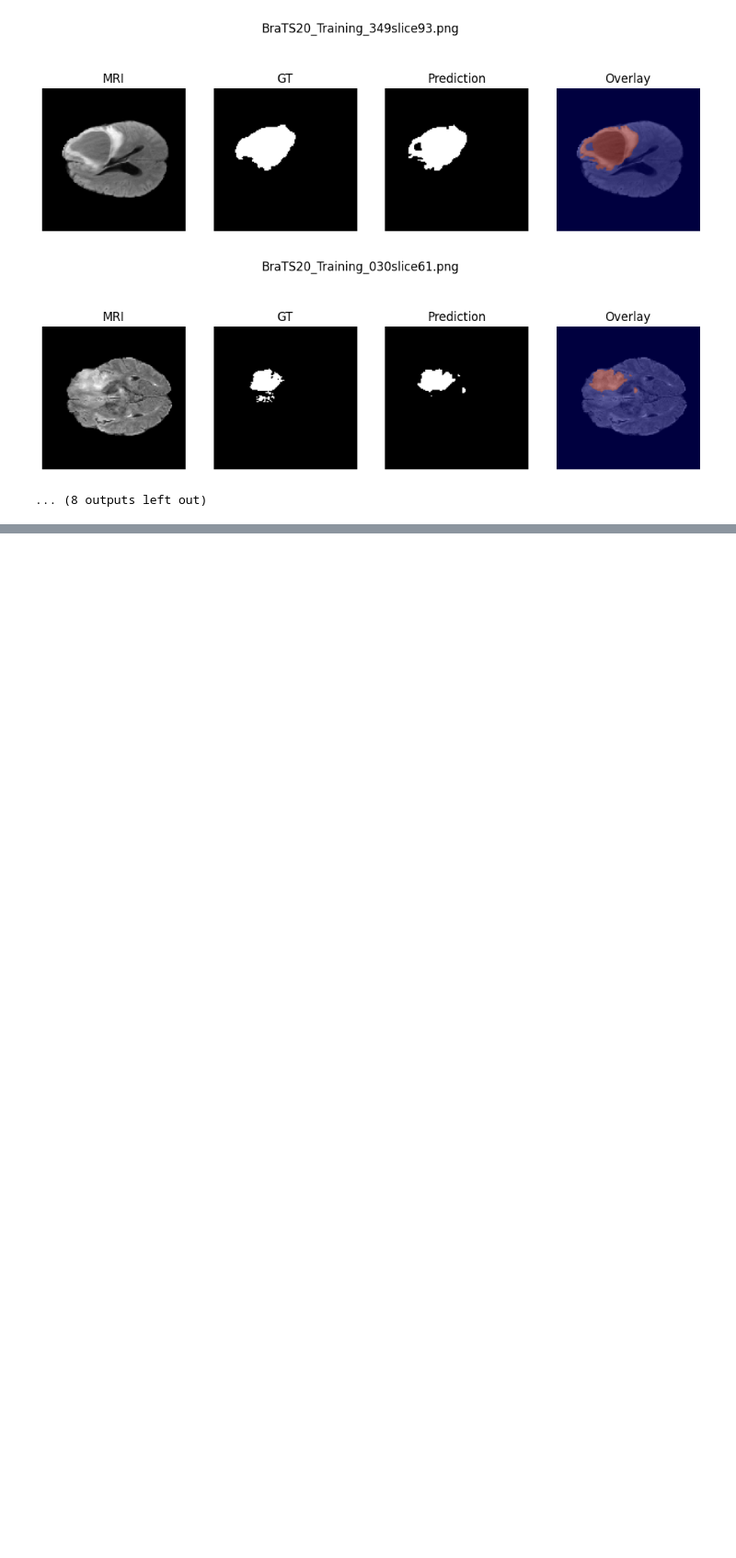
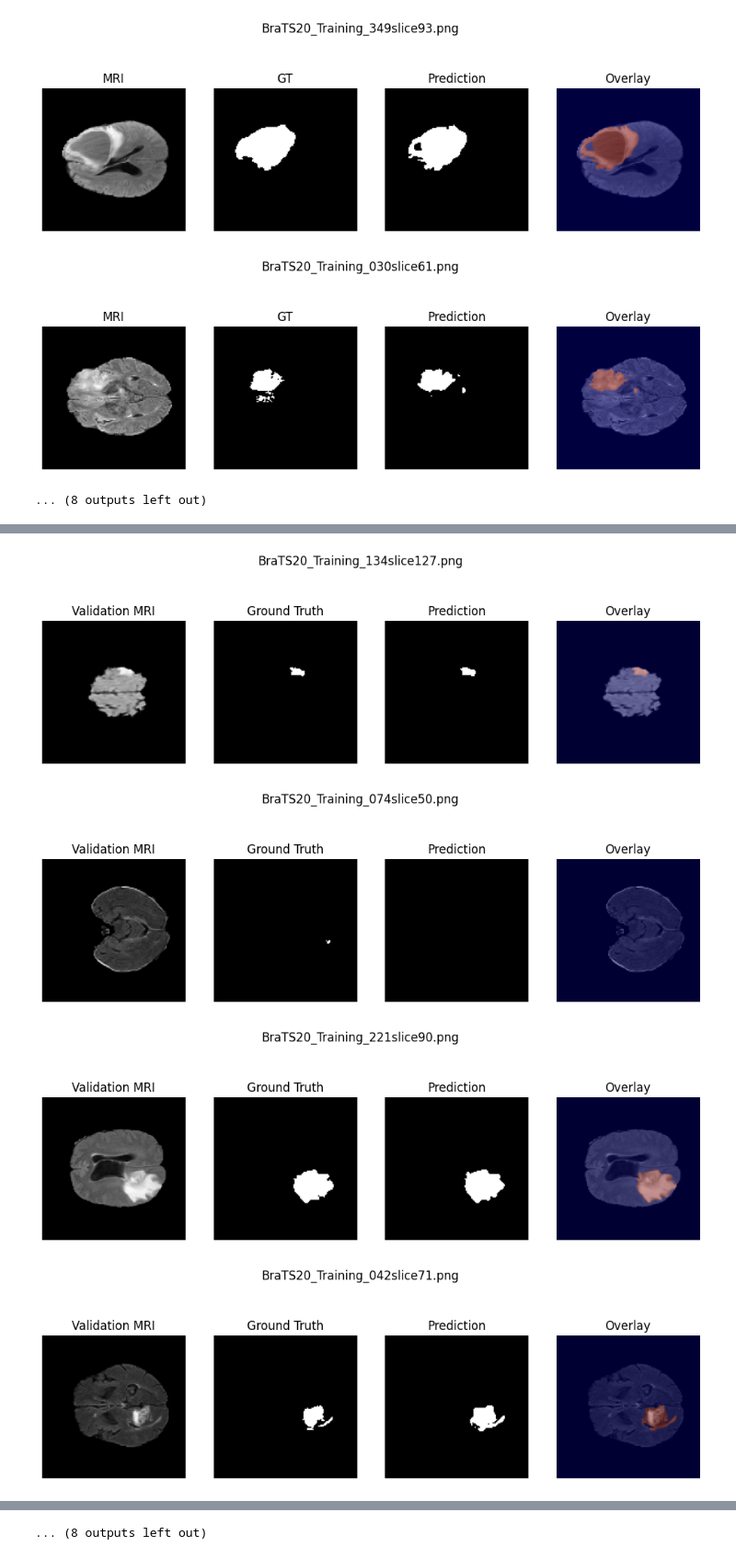
Before and after one commit to shaistamomin2004-arch/tumordetection.ipynb, a Jupyter notebook: tumordetection.ipynb, the cells around one changed output, grey strips where cells are left out. Shown at 92% size. Saved outputs shown, nothing was run; the diff lists cells and outputs as text; code cells hidden in the pictures; blank space fills up the shorter version.

```diff
--- a/tumordetection.ipynb
+++ b/tumordetection.ipynb
@@ -1422,0 +1603,70 @@ for img_name in sample_images:
+# %%
+import cv2
+import numpy as np
+import matplotlib.pyplot as plt
+import os
+import random
+
+IMG_SIZE = 128
+NUM_SAMPLES = 20   # change to 15 if needed
+
+VAL_IMG_DIR = VAL_IMG  # Corrected path
+VAL_MASK_DIR = VAL_MASK # Corrected path
+
+val_images = os.listdir(VAL_IMG_DIR)
+random.shuffle(val_images)
+
+for img_name in val_images[:NUM_SAMPLES]:
+
+    img_path = os.path.join(VAL_IMG_DIR, img_name)
+    mask_path = os.path.join(VAL_MASK_DIR, img_name)
+
+    # Load validation image
+    img = cv2.imread(img_path, cv2.IMREAD_GRAYSCALE)
+    mask = cv2.imread(mask_path, cv2.IMREAD_GRAYSCALE)
+
+    img_resized = cv2.resize(img, (IMG_SIZE, IMG_SIZE))
+    mask_resized = cv2.resize(mask, (IMG_SIZE, IMG_SIZE))
+
+    # Prepare input
+    img_norm = img_resized / 255.0
+    img_input = img_norm[np.newaxis, ..., np.newaxis]
+
+    # Prediction
+    pred = model.predict(img_input, verbose=0)[0, :, :, 0]
+    pred_binary = (pred > 0.5).astype(np.uint8)
+
+    # Binary GT
+    mask_binary = (mask_resized > 0).astype(np.uint8)
+
+    # Plot
+    plt.figure(figsize=(12,4))
+
+    plt.subplot(1,4,1)
+    plt.title("Validation MRI")
+    plt.imshow(img_resized, cmap="gray")
+    plt.axis("off")
+
+    plt.subplot(1,4,2)
+    plt.title("Ground Truth")
+    plt.imshow(mask_binary, cmap="gray")
+    plt.axis("off")
+
+    plt.subplot(1,4,3)
+    plt.title("Prediction")
+    plt.imshow(pred_binary, cmap="gray")
+    plt.axis("off")
+
+    plt.subplot(1,4,4)
+    plt.title("Overlay")
+    plt.imshow(img_resized, cmap="gray")
+    plt.imshow(pred_binary, cmap="jet", alpha=0.4)
+    plt.axis("off")
+
+    plt.suptitle(img_name)
+    plt.show()
+# %% [output]
+[figure, added]
+[figure, added]
+[figure, added]
+[figure, added]
@@ -1422,0 +1681 @@ for img_name in sample_images:
+... (8 outputs left out)
```
Also changed, not shown: parts of 21 cells of this notebook.
